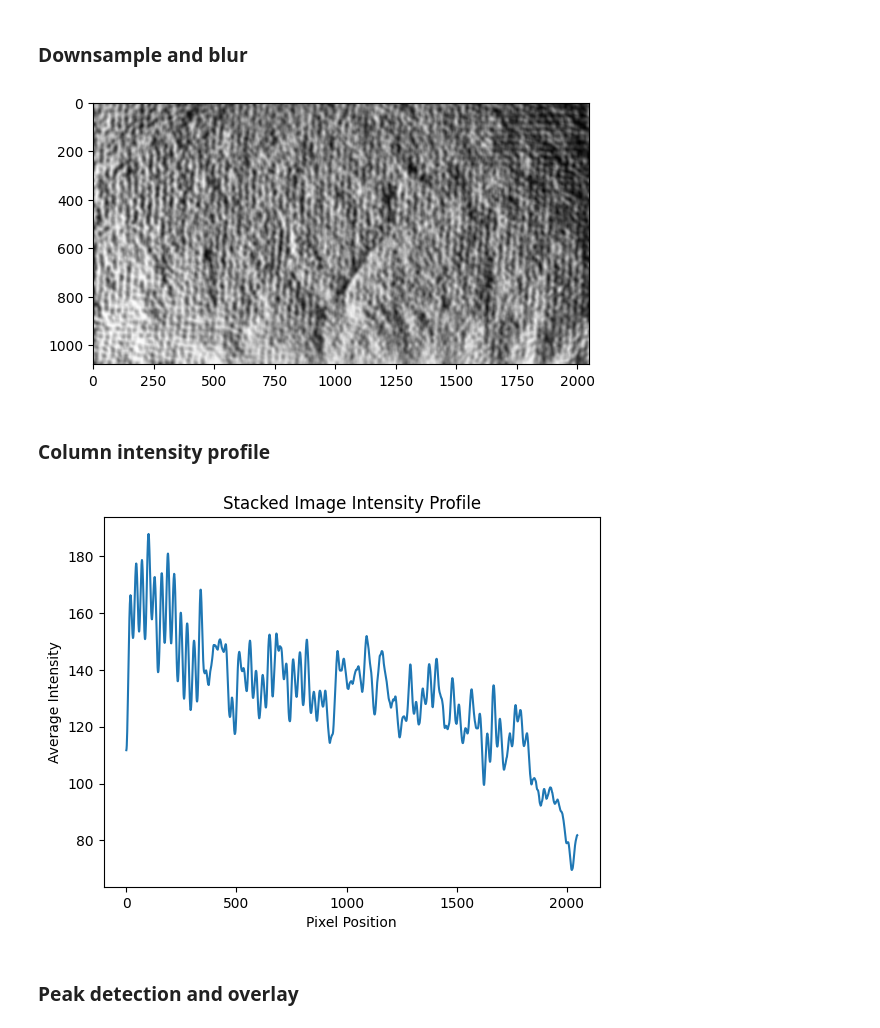
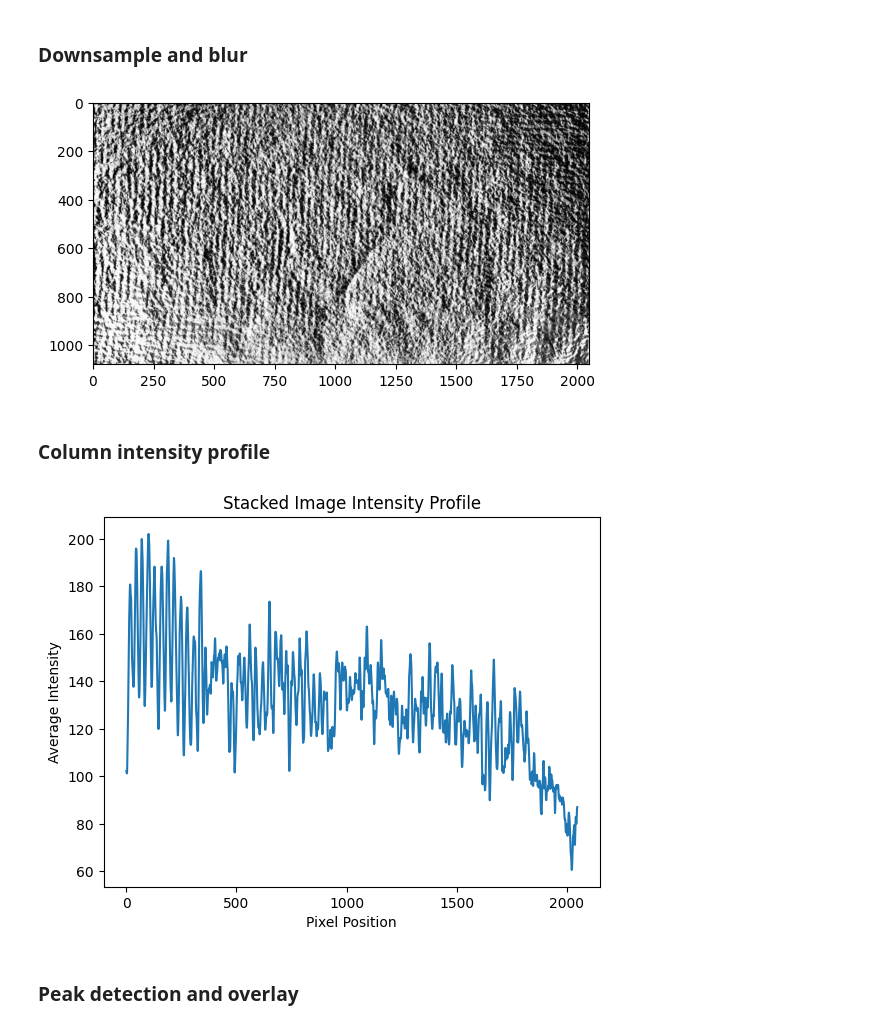
Before and after one commit to KaedeZzz/DRP-Processing, a Jupyter notebook: main.ipynb, the cells around one changed output. Cells and saved outputs as stored; diff of their text form; code cells hidden in the pictures.

```diff
--- a/main.ipynb
+++ b/main.ipynb
@@ -42,11 +42,11 @@ plt.show()
 ### Downsample and blur
 # %%
 img_ds = img[::2, ::2]
-img_blur = cv2.GaussianBlur(img_ds, (21, 21), sigmaX=8, sigmaY=8)
+img_blur = cv2.GaussianBlur(img_ds, (21, 21), sigmaX=1, sigmaY=1)
 plt.imshow(img_blur, cmap="gray")
 plt.show()
 # %% [output]
-[figure, old version]
+[figure, new version]
 # %% [markdown]
 ### Column intensity profile
 # %%
@@ -57,7 +57,7 @@ plt.xlabel("Pixel Position")
 plt.ylabel("Average Intensity")
 plt.show()
 # %% [output]
-[figure, old version]
+[figure, new version]
 # %% [markdown]
 ### Peak detection and overlay
 # %%
```
Also changed, not shown: parts of 2 cells of this notebook, 1 other file.
